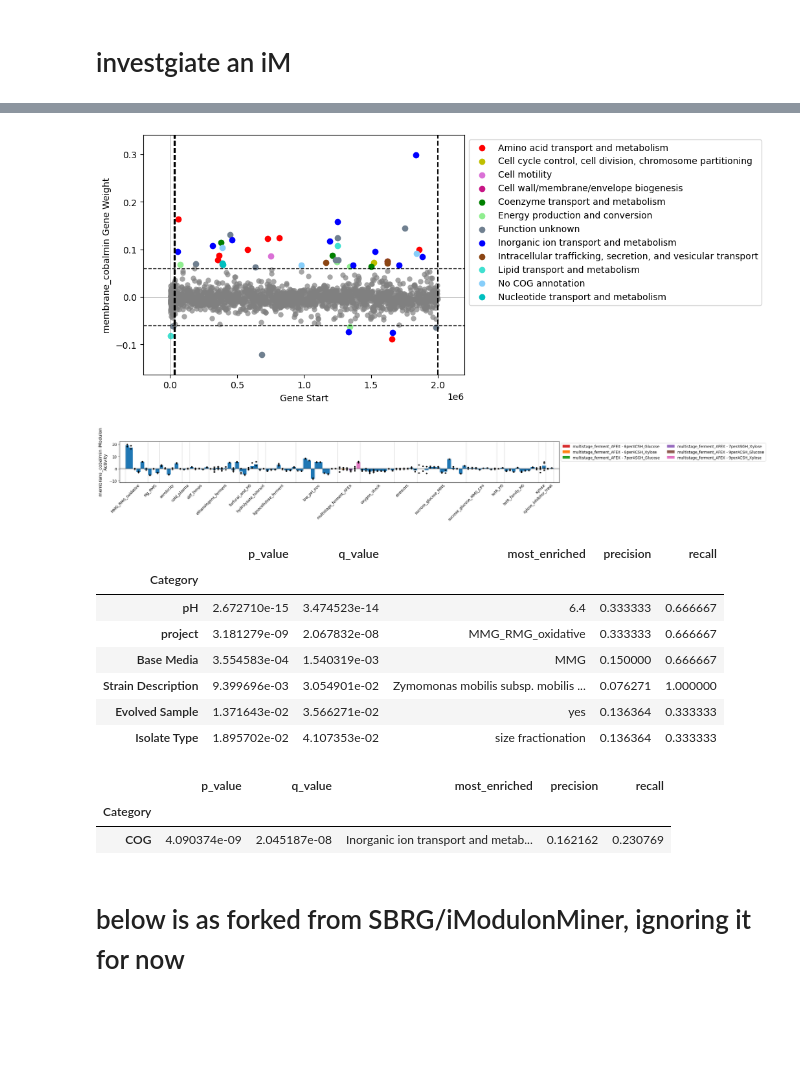
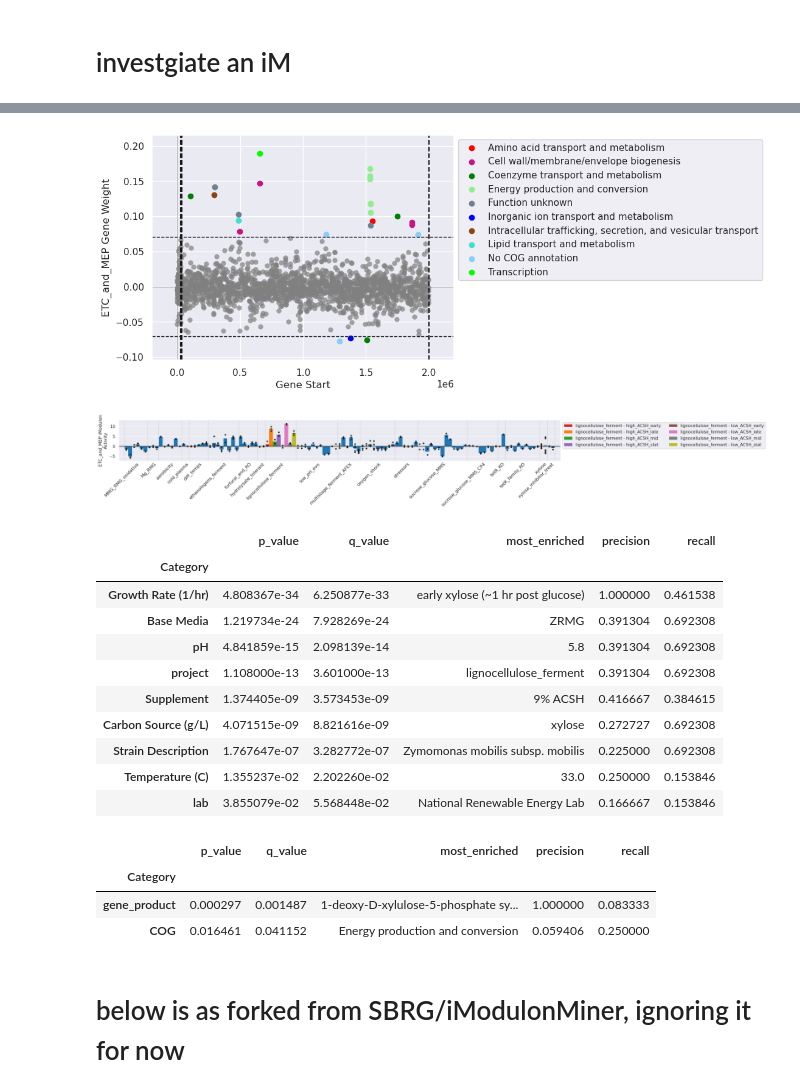
Before and after one commit to cristalzucsd/iModulonMiner, a Jupyter notebook: 5_characterize_iModulons/3_manual_iModulon_curation.ipynb, the cells around one changed output, grey strips where cells are left out. Cells and saved outputs as stored; diff of their text form; code cells hidden in the pictures; blank space fills up the shorter version.

```diff
--- a/5_characterize_iModulons/3_manual_iModulon_curation.ipynb
+++ b/5_characterize_iModulons/3_manual_iModulon_curation.ipynb
@@ -316,7 +316,7 @@ def global_clustering(data, threshold=0.3, xticklabels=True, yticklabels=True, f
 # %% [markdown]
 # investgiate an iM
 # %%
-iM_ct = 'membrane_cobalmin'
+iM_ct = 'ETC_and_MEP'
 # %%
 # show genes
 pd.set_option('display.max_rows', 500)
@@ -429,31 +388,35 @@ for cluster in opts:
 custom_plot_gene_weights(ica_data, iM_ct)
 plt.show()
 # %% [output]
-[figure, old version]
+[figure, new version]
 # %%
-plot_activities(ica_data, iM_ct, highlight=['multistage_ferment_AFEX'])#'low_pH_evo'])
+plot_activities(ica_data, iM_ct, highlight=['lignocellulose_ferment'])#'low_pH_evo'])
 plt.show()
 # %% [output]
-[figure, old version]
+[figure, new version]
 # %%
 out = metadata_enrichment(ica_data, iM_ct)
 out[out['q_value'] < 0.10]
 # %% [output]
 |  | p_value | q_value | most_enriched | precision | recall |
 | Category |  |  |  |  |  |
-| pH | 2.672710e-15 | 3.474523e-14 | 6.4 | 0.333333 | 0.666667 |
-| project | 3.181279e-09 | 2.067832e-08 | MMG_RMG_oxidative | 0.333333 | 0.666667 |
-| Base Media | 3.554583e-04 | 1.540319e-03 | MMG | 0.150000 | 0.666667 |
-| Strain Description | 9.399696e-03 | 3.054901e-02 | Zymomonas mobilis subsp. mobilis ... | 0.076271 | 1.000000 |
-| Evolved Sample | 1.371643e-02 | 3.566271e-02 | yes | 0.136364 | 0.333333 |
-| Isolate Type | 1.895702e-02 | 4.107353e-02 | size fractionation | 0.136364 | 0.333333 |
+| Growth Rate (1/hr) | 4.808367e-34 | 6.250877e-33 | early xylose (~1 hr post glucose) | 1.000000 | 0.461538 |
+| Base Media | 1.219734e-24 | 7.928269e-24 | ZRMG | 0.391304 | 0.692308 |
+| pH | 4.841859e-15 | 2.098139e-14 | 5.8 | 0.391304 | 0.692308 |
+| project | 1.108000e-13 | 3.601000e-13 | lignocellulose_ferment | 0.391304 | 0.692308 |
+| Supplement | 1.374405e-09 | 3.573453e-09 | 9% ACSH | 0.416667 | 0.384615 |
+| Carbon Source (g/L) | 4.071515e-09 | 8.821616e-09 | xylose | 0.272727 | 0.692308 |
+| Strain Description | 1.767647e-07 | 3.282772e-07 | Zymomonas mobilis subsp. mobilis | 0.225000 | 0.692308 |
+| Temperature (C) | 1.355237e-02 | 2.202260e-02 | 33.0 | 0.250000 | 0.153846 |
+| lab | 3.855079e-02 | 5.568448e-02 | National Renewable Energy Lab | 0.166667 | 0.153846 |
 # %%
 out = genes_enrichment(ica_data, iM_ct)
 out[out['q_value'] < 0.10]
 # %% [output]
 |  | p_value | q_value | most_enriched | precision | recall |
 | Category |  |  |  |  |  |
-| COG | 4.090374e-09 | 2.045187e-08 | Inorganic ion transport and metab... | 0.162162 | 0.230769 |
+| gene_product | 0.000297 | 0.001487 | 1-deoxy-D-xylulose-5-phosphate sy... | 1.000000 | 0.083333 |
+| COG | 0.016461 | 0.041152 | Energy production and conversion | 0.059406 | 0.250000 |
 # %% [markdown]
 # below is as forked from SBRG/iModulonMiner, ignoring it for now
 # %% [markdown]
```
Also changed, not shown: parts of 5 cells of this notebook, 38 other files.
